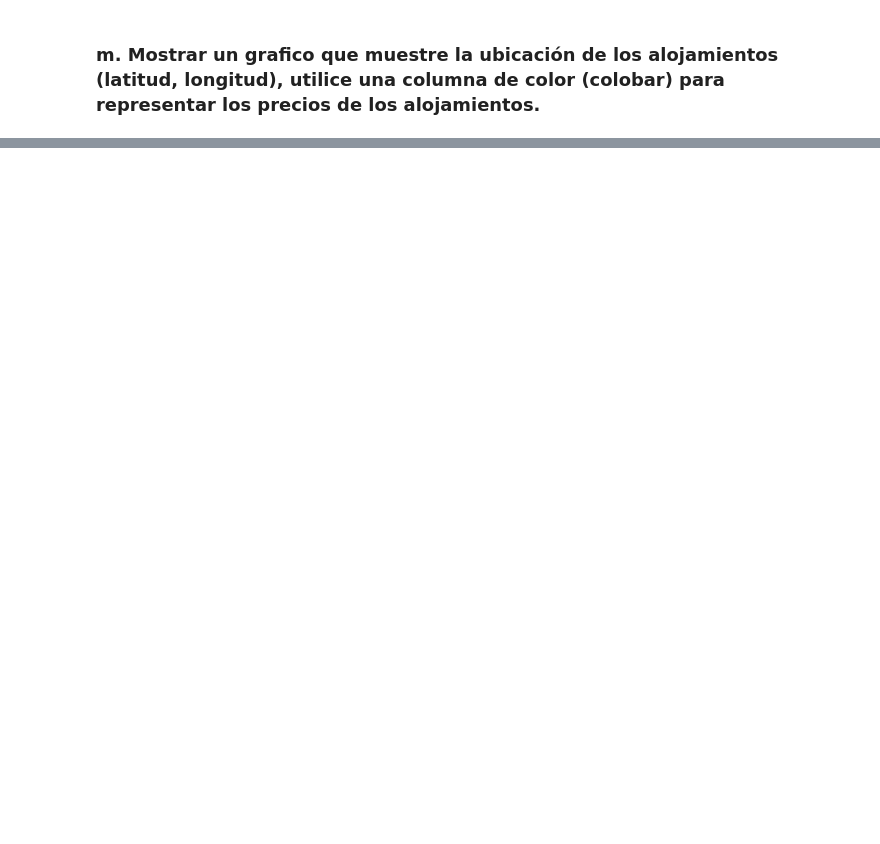
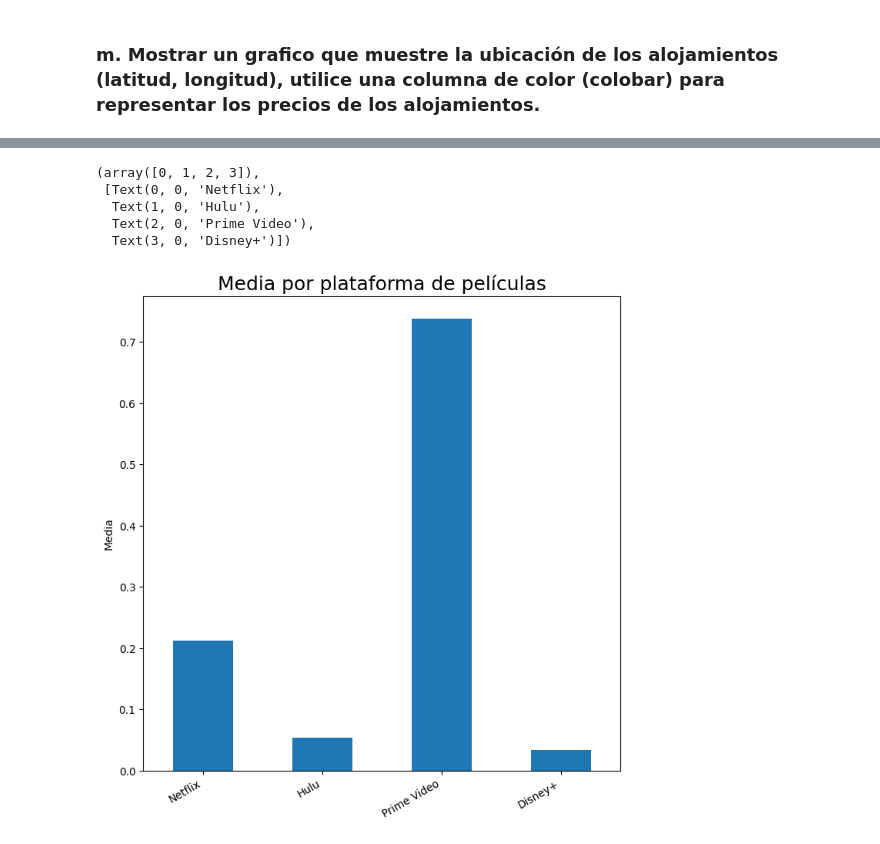
Before and after one commit to villa85/curso_python_2, a Jupyter notebook: Proyecto_III_Visualización_de_Datos/PROYECTO3_YUNIEL_VILLALON_PYTHON20.ipynb, the cells around one changed output, grey strips where cells are left out. Saved outputs shown, nothing was run; the diff lists cells and outputs as text; code cells hidden in the pictures; blank space fills up the shorter version.

```diff
--- a/Proyecto_III_Visualización_de_Datos/PROYECTO3_YUNIEL_VILLALON_PYTHON20.ipynb
+++ b/Proyecto_III_Visualización_de_Datos/PROYECTO3_YUNIEL_VILLALON_PYTHON20.ipynb
@@ -234,0 +256,18 @@ Text(0.5, 0.92, 'Ubicación de los tipos de alojamientos')
+# %%
+df = pd.read_csv("data/MoviesOnStreamingPlatforms_updated.csv") # se guarda en la variable el contenido del arichivo
+streaming = ['Netflix', 'Hulu', 'Prime Video', 'Disney+'] # Se crea un lista de cotejamiento con las plataformas streaming que estan
+cant_x_y = df.groupby('Year')[streaming].sum().reset_index() # Se agrupa por año y se desglosa la cantidad de pelis por las diferentes plataforma
+c_y = pd.DataFrame(cant_x_y) # Se tranforma de serie a dataframe
+ax = plt.plot(cant_x_y['Year'], cant_x_y[streaming]) # creacion del gráfico
+
+plt.legend(streaming, # se le pasan los valores de la leyenda, asi como ubicación
+        loc='best',
+        fontsize='medium',
+        frameon=False
+        )
+# se renombras las etiquetas de ambos ejes y se le da nombre al gráfico
+plt.xlabel('Año')
+plt.ylabel('Cantidad películas')
+plt.title("Cantidad de películas por año", size=18)
+
+c_y.sort_values(by='Year', ascending=False)
@@ -234,0 +289,14 @@ Text(0.5, 0.92, 'Ubicación de los tipos de alojamientos')
+# %%
+media_streaming = df[streaming].mean() # se calcula la media
+media_streaming.plot(kind='bar') # se crea el gráfico
+# Se renombras ambos ejes asi como se le da nombre al gráfico
+plt.ylabel('Media')
+plt.title("Media por plataforma de películas", size=18)
+plt.xticks(rotation=30, ha='right')
+# %% [output]
+(array([0, 1, 2, 3]),
+ [Text(0, 0, 'Netflix'),
+  Text(1, 0, 'Hulu'),
+  Text(2, 0, 'Prime Video'),
+  Text(3, 0, 'Disney+')])
+[figure, added]
```
Also changed, not shown: parts of 16 cells of this notebook.
